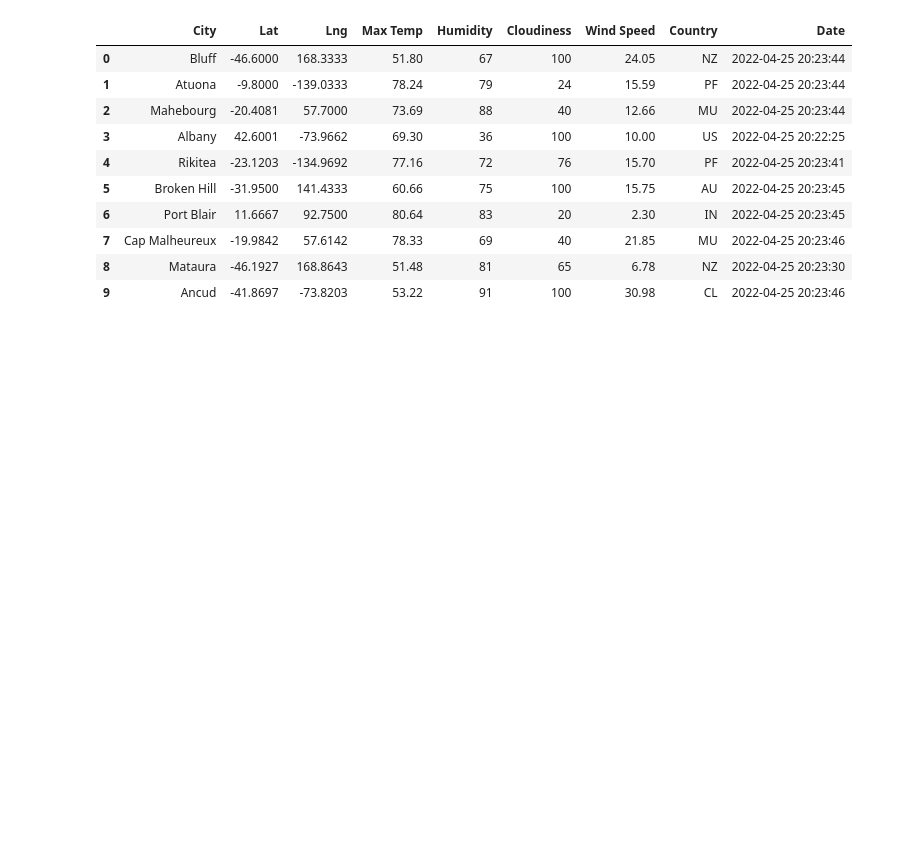
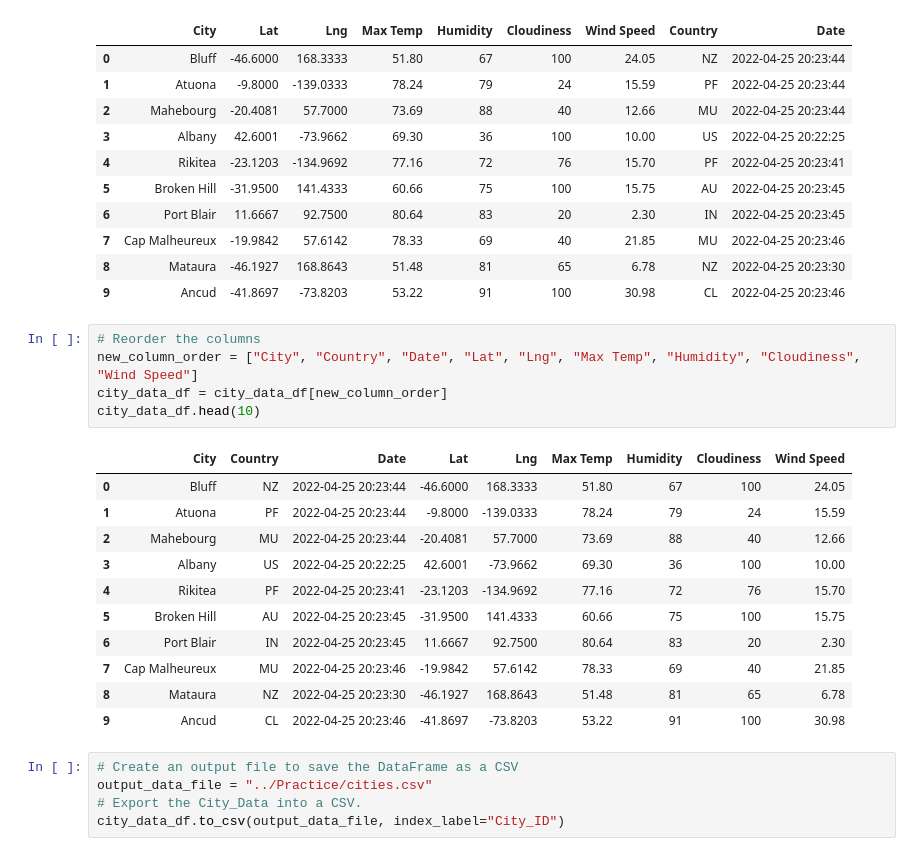
Before and after one commit to lawnshogan/World_Weather_Analysis, a Jupyter notebook: Practice/WeatherPy.ipynb, the cells around one changed output. Saved outputs shown, nothing was run; the diff lists cells and outputs as text; blank space fills up the shorter version.

```diff
--- a/Practice/WeatherPy.ipynb
+++ b/Practice/WeatherPy.ipynb
@@ -371,3 +371,25 @@ city_data_df.head(10)
 | 7 | Cap Malheureux | -19.9842 | 57.6142 | 78.33 | 69 | 40 | 21.85 | MU | 2022-04-25 20:23:46 |
 | 8 | Mataura | -46.1927 | 168.8643 | 51.48 | 81 | 65 | 6.78 | NZ | 2022-04-25 20:23:30 |
 | 9 | Ancud | -41.8697 | -73.8203 | 53.22 | 91 | 100 | 30.98 | CL | 2022-04-25 20:23:46 |
+# %%
+# Reorder the columns
+new_column_order = ["City", "Country", "Date", "Lat", "Lng", "Max Temp", "Humidity", "Cloudiness", "Wind Speed"]
+city_data_df = city_data_df[new_column_order]
+city_data_df.head(10)
+# %% [output]
+|  | City | Country | Date | Lat | Lng | Max Temp | Humidity | Cloudiness | Wind Speed |
+| 0 | Bluff | NZ | 2022-04-25 20:23:44 | -46.6000 | 168.3333 | 51.80 | 67 | 100 | 24.05 |
+| 1 | Atuona | PF | 2022-04-25 20:23:44 | -9.8000 | -139.0333 | 78.24 | 79 | 24 | 15.59 |
+| 2 | Mahebourg | MU | 2022-04-25 20:23:44 | -20.4081 | 57.7000 | 73.69 | 88 | 40 | 12.66 |
+| 3 | Albany | US | 2022-04-25 20:22:25 | 42.6001 | -73.9662 | 69.30 | 36 | 100 | 10.00 |
+| 4 | Rikitea | PF | 2022-04-25 20:23:41 | -23.1203 | -134.9692 | 77.16 | 72 | 76 | 15.70 |
+| 5 | Broken Hill | AU | 2022-04-25 20:23:45 | -31.9500 | 141.4333 | 60.66 | 75 | 100 | 15.75 |
+| 6 | Port Blair | IN | 2022-04-25 20:23:45 | 11.6667 | 92.7500 | 80.64 | 83 | 20 | 2.30 |
+| 7 | Cap Malheureux | MU | 2022-04-25 20:23:46 | -19.9842 | 57.6142 | 78.33 | 69 | 40 | 21.85 |
+| 8 | Mataura | NZ | 2022-04-25 20:23:30 | -46.1927 | 168.8643 | 51.48 | 81 | 65 | 6.78 |
+| 9 | Ancud | CL | 2022-04-25 20:23:46 | -41.8697 | -73.8203 | 53.22 | 91 | 100 | 30.98 |
+# %%
+# Create an output file to save the DataFrame as a CSV
+output_data_file = "../Practice/cities.csv"
+# Export the City_Data into a CSV.
+city_data_df.to_csv(output_data_file, index_label="City_ID")
```
Also changed, not shown: 1 other file.
